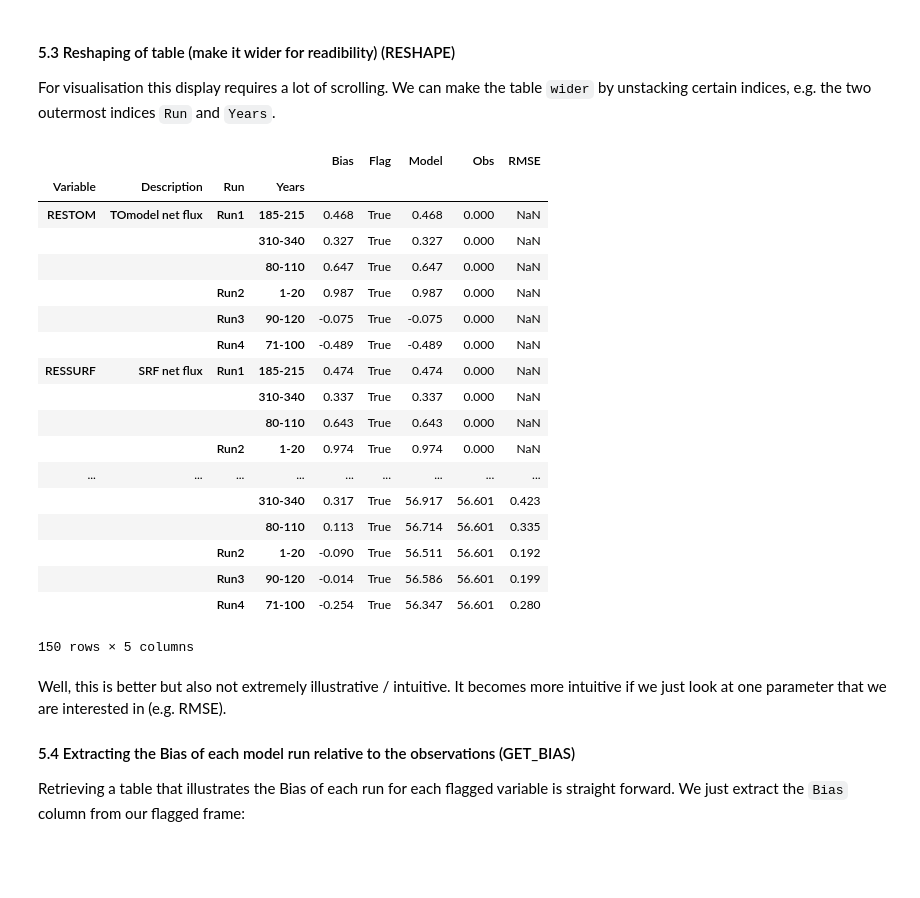
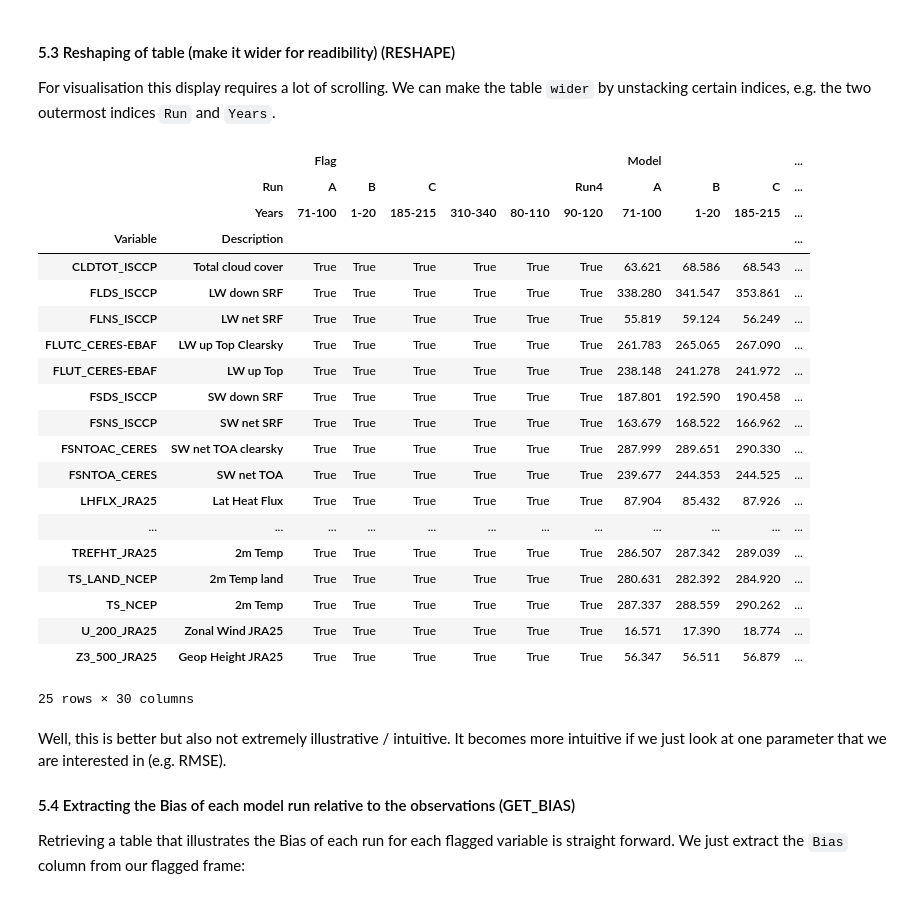
Before and after one commit to jgliss/my_notebooks, a Jupyter notebook: read_ascii_cams_diag.ipynb, the cells around one changed output. Saved outputs shown, nothing was run; the diff lists cells and outputs as text; code cells hidden in the pictures; blank space fills up the shorter version.

Commit message:
Included group selection, improved user-friendliness; NOT FINISHED

```diff
--- a/read_ascii_cams_diag.ipynb
+++ b/read_ascii_cams_diag.ipynb
@@ -27,3 +61,8 @@ output_dir = "./output/"
+# %%
+#either
+run_ids = list("ABC")
+#or
+run_id_prefix = "Run" #None
 # %% [markdown]
 ### 2. Importing and editing supplementary information
 
@@ -68,7 +107,10 @@ In the following, we load all files into one `Dataframe`.
 
 To do this, a custom method `read_and_merge_all` was defined in [helper_funcs.py](https://github.com/jgliss/my_py3_scripts/blob/master/notebooks/helper_funcs.py). The method basically loops over all files and calls the method ``read_file_custom``, which you can also find in [helper_funcs.py](https://github.com/jgliss/my_py3_scripts/blob/master/notebooks/helper_funcs.py).
 # %%
-merged = helpers.read_and_merge_all(file_list=files, var_info_dict=var_info_dict, replace_runid_prefix="Run")
+merged = helpers.read_and_merge_all(file_list=files, var_info_dict=var_info_dict, replace_runid_prefix=run_id_prefix)
+if add_to_index:
+    for item in add_to_index:
+        merged = merged.set_index([merged.index, item])
 merged
 # %% [output]
 |  |  |  |  | Flag | Model | Obs | Bias | RMSE |
@@ -98,7 +140,8 @@ In the following cell, you can interacively select which Variables you wish to k
 #### 5.1 Interactive selection of variables (IA_VAR)
 # %%
 from my_widgets import SelectVariable
-selector = SelectVariable(df=merged)
+selector = SelectVariable(df=merged, level="Variable", preconfig_file=vargroups_cfg,
+                         default_group=var_group)
 #show
 selector()
 # %% [output]
@@ -135,6 +178,6 @@ In the following, an interactive widget is defined, that allows for renaming of
 # %%
 from my_widgets import IndexRenamer
 
-renamer = IndexRenamer(selection)
+renamer = IndexRenamer(selection, suggestions=run_ids)
 renamer()
 # %% [output]
@@ -279,26 +214,28 @@ class ReshapeAndSelect(object):
 # %%
-selection_unstacked = selection.unstack(["Run", "Years"])
-selection_unstacked.stack(["Run", "Years"])
+selection_unstacked = selection.unstack(unstack_indices)
+selection_unstacked
 # %% [output]
-|  |  |  |  | Bias | Flag | Model | Obs | RMSE |
-| Variable | Description | Run | Years |  |  |  |  |  |
-| RESTOM | TOmodel net flux | Run1 | 185-215 | 0.468 | True | 0.468 | 0.000 | NaN |
-|  |  |  | 310-340 | 0.327 | True | 0.327 | 0.000 | NaN |
-|  |  |  | 80-110 | 0.647 | True | 0.647 | 0.000 | NaN |
-|  |  | Run2 | 1-20 | 0.987 | True | 0.987 | 0.000 | NaN |
-|  |  | Run3 | 90-120 | -0.075 | True | -0.075 | 0.000 | NaN |
-|  |  | Run4 | 71-100 | -0.489 | True | -0.489 | 0.000 | NaN |
-| RESSURF | SRF net flux | Run1 | 185-215 | 0.474 | True | 0.474 | 0.000 | NaN |
-|  |  |  | 310-340 | 0.337 | True | 0.337 | 0.000 | NaN |
-|  |  |  | 80-110 | 0.643 | True | 0.643 | 0.000 | NaN |
-|  |  | Run2 | 1-20 | 0.974 | True | 0.974 | 0.000 | NaN |
-| ... | ... | ... | ... | ... | ... | ... | ... | ... |
-|  |  |  | 310-340 | 0.317 | True | 56.917 | 56.601 | 0.423 |
-|  |  |  | 80-110 | 0.113 | True | 56.714 | 56.601 | 0.335 |
-|  |  | Run2 | 1-20 | -0.090 | True | 56.511 | 56.601 | 0.192 |
-|  |  | Run3 | 90-120 | -0.014 | True | 56.586 | 56.601 | 0.199 |
-|  |  | Run4 | 71-100 | -0.254 | True | 56.347 | 56.601 | 0.280 |
+|  |  | Flag |  |  |  |  |  | Model |  |  | ... |
+|  | Run | A | B | C |  |  | Run4 | A | B | C | ... |
+|  | Years | 71-100 | 1-20 | 185-215 | 310-340 | 80-110 | 90-120 | 71-100 | 1-20 | 185-215 | ... |
+| Variable | Description |  |  |  |  |  |  |  |  |  | ... |
+| CLDTOT_ISCCP | Total cloud cover | True | True | True | True | True | True | 63.621 | 68.586 | 68.543 | ... |
+| FLDS_ISCCP | LW down SRF | True | True | True | True | True | True | 338.280 | 341.547 | 353.861 | ... |
+| FLNS_ISCCP | LW net SRF | True | True | True | True | True | True | 55.819 | 59.124 | 56.249 | ... |
+| FLUTC_CERES-EBAF | LW up Top Clearsky | True | True | True | True | True | True | 261.783 | 265.065 | 267.090 | ... |
+| FLUT_CERES-EBAF | LW up Top | True | True | True | True | True | True | 238.148 | 241.278 | 241.972 | ... |
+| FSDS_ISCCP | SW down SRF | True | True | True | True | True | True | 187.801 | 192.590 | 190.458 | ... |
+| FSNS_ISCCP | SW net SRF | True | True | True | True | True | True | 163.679 | 168.522 | 166.962 | ... |
+| FSNTOAC_CERES | SW net TOA clearsky | True | True | True | True | True | True | 287.999 | 289.651 | 290.330 | ... |
+| FSNTOA_CERES | SW net TOA | True | True | True | True | True | True | 239.677 | 244.353 | 244.525 | ... |
+| LHFLX_JRA25 | Lat Heat Flux | True | True | True | True | True | True | 87.904 | 85.432 | 87.926 | ... |
+| ... | ... | ... | ... | ... | ... | ... | ... | ... | ... | ... | ... |
+| TREFHT_JRA25 | 2m Temp | True | True | True | True | True | True | 286.507 | 287.342 | 289.039 | ... |
+| TS_LAND_NCEP | 2m Temp land | True | True | True | True | True | True | 280.631 | 282.392 | 284.920 | ... |
+| TS_NCEP | 2m Temp | True | True | True | True | True | True | 287.337 | 288.559 | 290.262 | ... |
+| U_200_JRA25 | Zonal Wind JRA25 | True | True | True | True | True | True | 16.571 | 17.390 | 18.774 | ... |
+| Z3_500_JRA25 | Geop Height JRA25 | True | True | True | True | True | True | 56.347 | 56.511 | 56.879 | ... |
-150 rows × 5 columns
+25 rows × 30 columns
 # %% [markdown]
 Well, this is better but also not extremely illustrative / intuitive. It becomes more intuitive if we just look at one parameter that we are interested in (e.g. RMSE).
 
```
Also changed, not shown: parts of 29 cells of this notebook, 3 other files.
